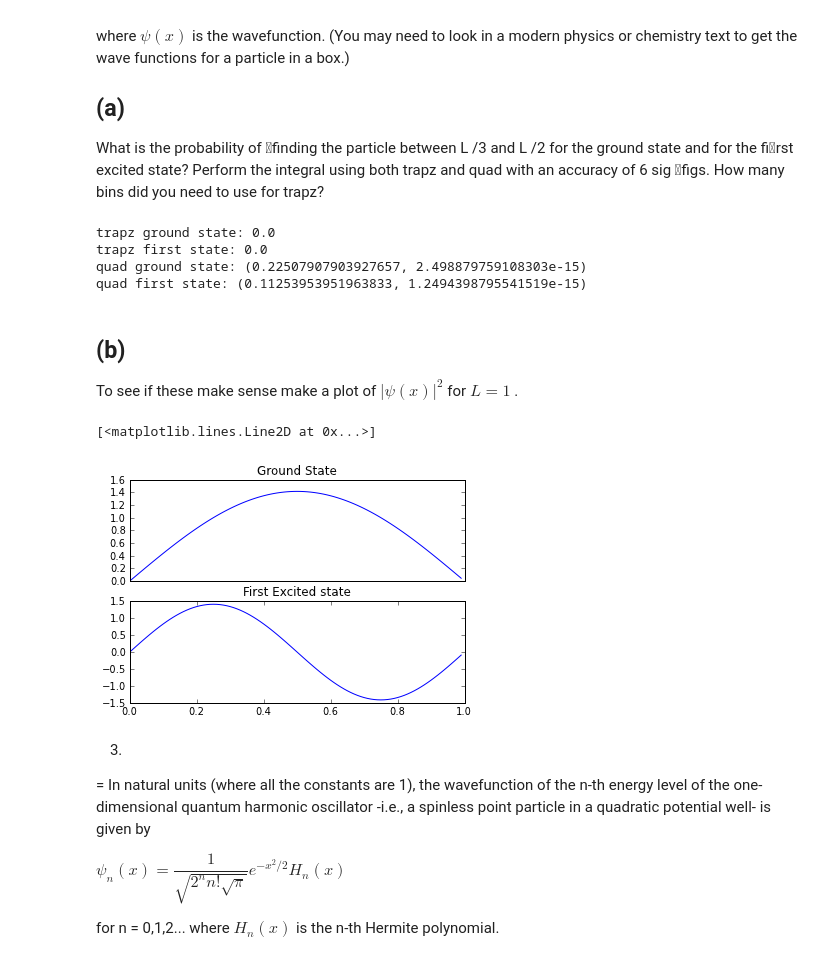
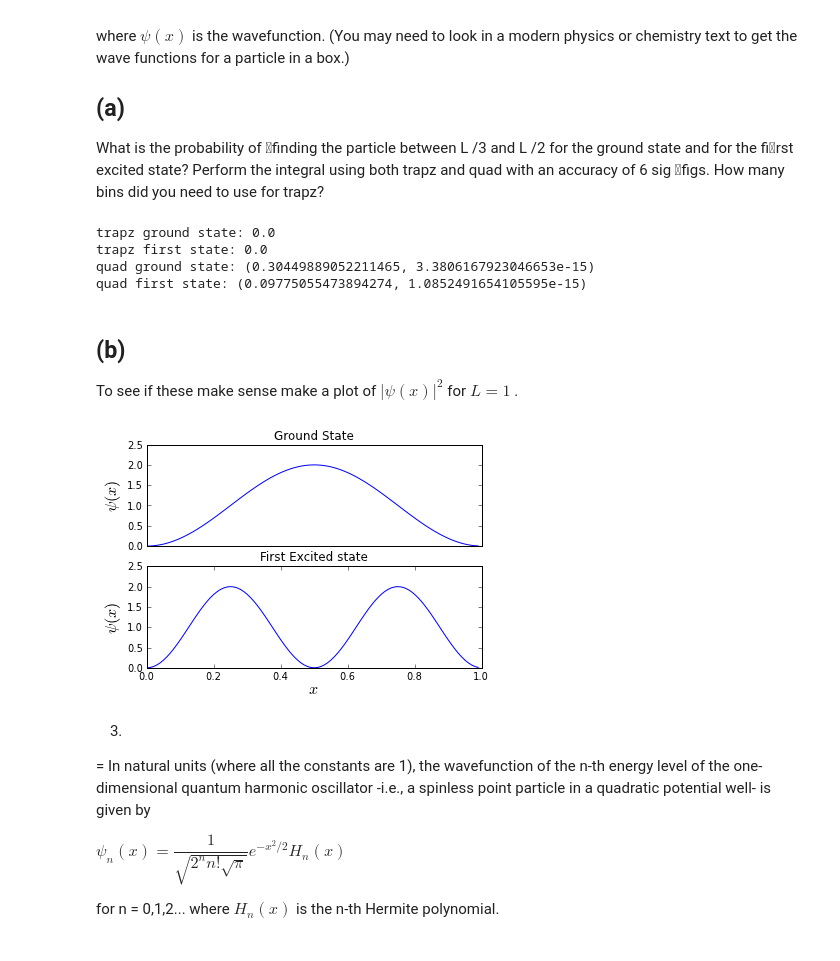
Before and after one commit to ssteeper/PHYS-202-13, a Jupyter notebook: week5/IntegrationEx4.ipynb, the cells around one changed output. Cells and saved outputs as stored; diff of their text form; code cells hidden in the pictures.

```diff
--- a/week5/IntegrationEx4.ipynb
+++ b/week5/IntegrationEx4.ipynb
@@ -75,9 +75,11 @@ trapz?
 L = 1.0
 x = arange(0, L, .01)
 psiground = sqrt(2/L)*sin(pi*x/L)
+psiG2 = psiground**2
 psifirst = sqrt(2/L)*sin(2*pi*x/L)
-PG = lambda x: sqrt(2/L)*sin(pi*x/L)
-PF = lambda x: sqrt(2/L)*sin(2*pi*x/L)
+psiF2 = psifirst**2
+PG = lambda x: (2/L)*sin(pi*x/L)**2
+PF = lambda x: (2/L)*sin(2*pi*x/L)**2
 
 trapzground = integrate.trapz(psiground[L/3:L/2], x[L/3:L/2], dx=.01)
 trapzfirst = integrate.trapz(psifirst[L/3:L/2], x[L/3:L/2], dx=.01)
@@ -90,23 +92,26 @@ print 'quad first state: ' + str(quadfirst)
 # %% [output]
 trapz ground state: 0.0
 trapz first state: 0.0
-quad ground state: (0.22507907903927657, 2.498879759108303e-15)
-quad first state: (0.11253953951963833, 1.2494398795541519e-15)
+quad ground state: (0.30449889052211465, 3.3806167923046653e-15)
+quad first state: (0.09775055473894274, 1.0852491654105595e-15)
 # %% [markdown]
 (b)
 -
 To see if these make sense make a plot of $|\psi(x)|^2$ for $L=1$  .
 # %%
 subplot(211)
-plot(x, psiground)
+plot(x, psiG2)
 title('Ground State')
+ylabel('$\psi(x)$', fontsize=16)
 xticks([])
 subplot(212)
 title('First Excited state')
-plot(x, psifirst)
+plot(x, psiF2)
+xlabel('$x$', fontsize=16)
+ylabel('$\psi(x)$', fontsize=16)
+show()
 # %% [output]
-[<matplotlib.lines.Line2D at 0x...>]
-[figure, old version]
+[figure, new version]
 # %% [markdown]
 3.
 =
```
